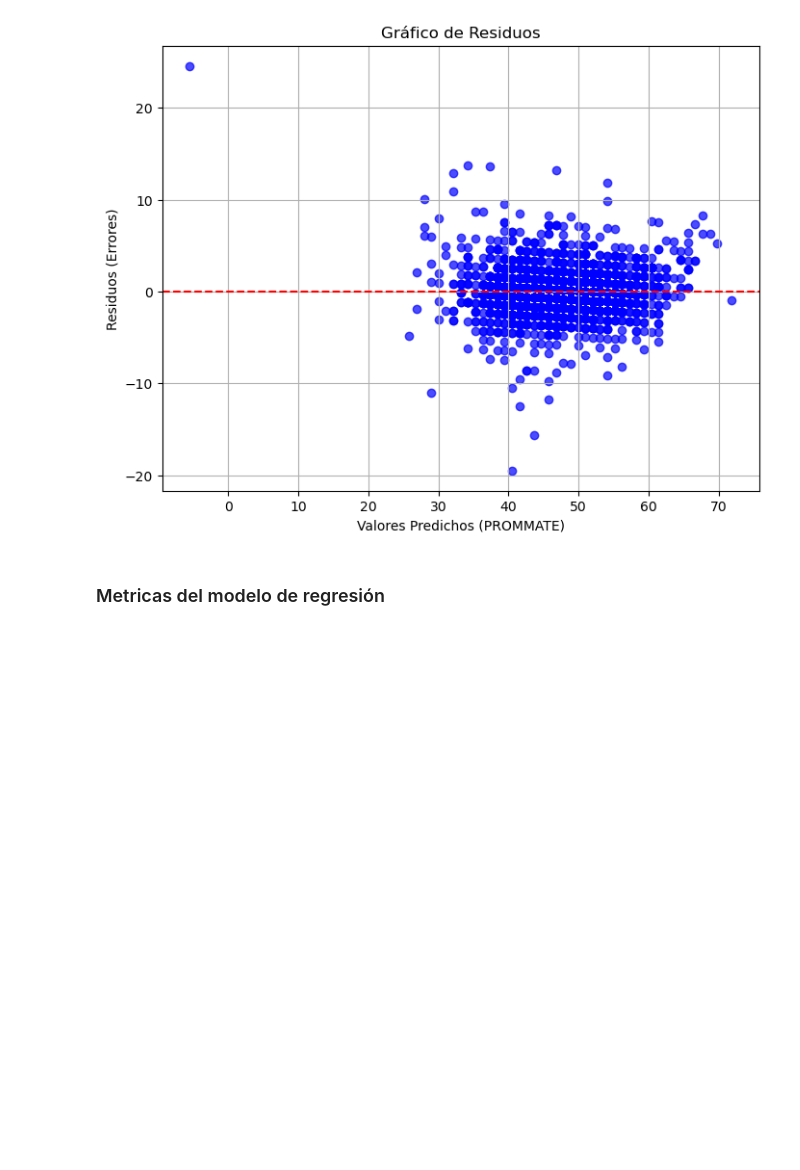
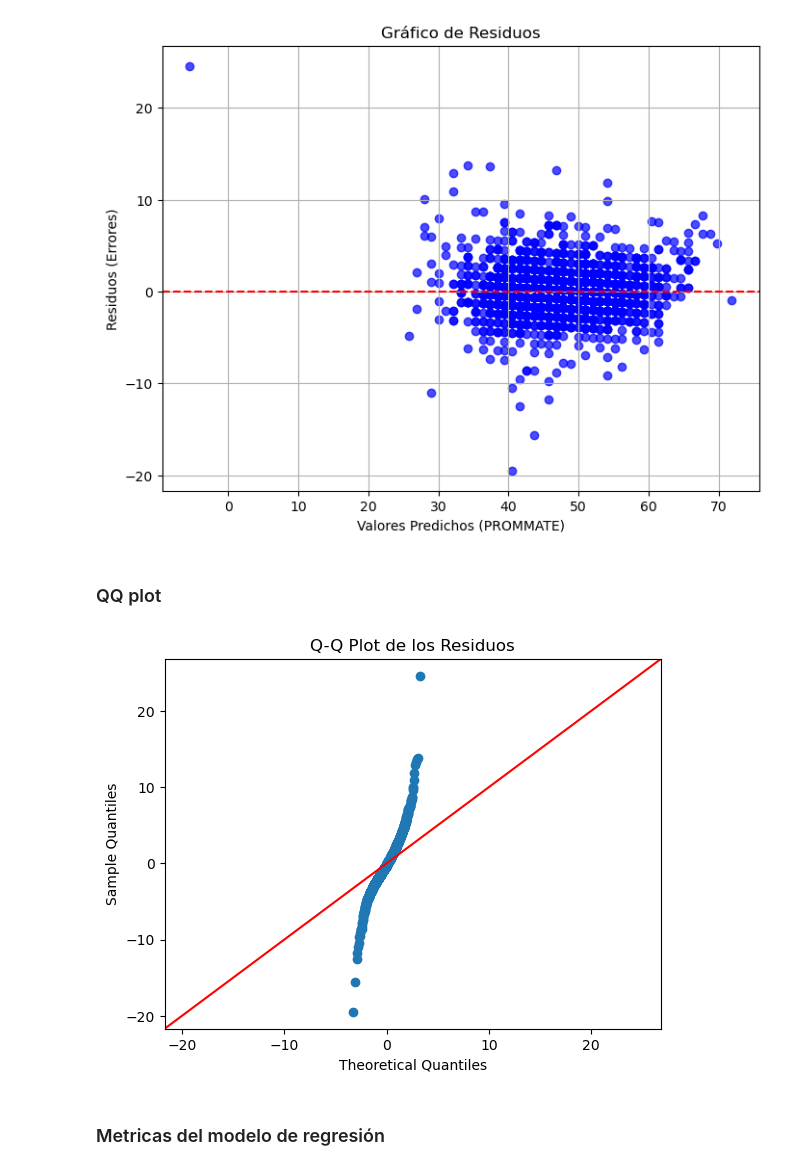
Before and after one commit to repos-especializacion-UdeA/estadistica, a Jupyter notebook: trabajo2/trabajo2.ipynb, the cells around one changed output. Drawn from its saved outputs; the diff is of its cells as text; code cells hidden in the pictures; blank space fills up the shorter version.

```diff
--- a/trabajo2/trabajo2.ipynb
+++ b/trabajo2/trabajo2.ipynb
@@ -378,0 +441,19 @@ A continuación vamos a proceder a la validación de los supuestos
+# %%
+alpha = 0.05
+X_with_const = sm.add_constant(X)
+
+# Realizar el test de Breusch-Pagan
+bp_test = het_breuschpagan(residuos, X_with_const)
+
+# El test devuelve 4 valores: estadístico de Lagrange Multiplier, p-valor, estadístico f y p-valor f
+bp_stat, bp_p_value, _, _ = bp_test
+
+# Mostrar los resultados
+print(f'Estadístico de Breusch-Pagan: {bp_stat}')
+print(f'Valor p: {bp_p_value}')
+
+
+if bp_p_value < alpha:
+    print("Se rechaza H0 de modo que la varianza los residuos no es constante")
+else:
+    print("Se acepta H0 de modo que la varianza los residuos es constante")
@@ -381,10 +500,10 @@ A continuación vamos a proceder a la validación de los supuestos
 # %%
 # 1. Calcular los residuos (errores)
-residuos = y - y_pred
+residuos = Y - Y_pred
 
 # 2. Graficar los residuos (errores) en función de los valores predichos
 plt.figure(figsize=(8, 6))
-plt.scatter(y_pred, residuos, alpha=0.7, color='blue')
+plt.scatter(Y_pred, residuos, alpha=0.7, color='blue')
 
 # 2.1. Dibujar una línea horizontal en y=0 para visualizar los errores
 plt.axhline(0, color='red', linestyle='--')
@@ -399,6 +518,15 @@ plt.grid(True)
 plt.show()
 # %% [output]
 [figure]
+# %% [markdown]
+### QQ plot
+# %%
+# Generar el Q-Q plot para visualizar la normalidad de los residuos
+sm.qqplot(residuos, line ='45')
+plt.title('Q-Q Plot de los Residuos')
+plt.show()
+# %% [output]
+[figure, added]
 # %% [markdown]
 ### Metricas del modelo de regresión
 # %%
```
Also changed, not shown: parts of 15 cells of this notebook.
